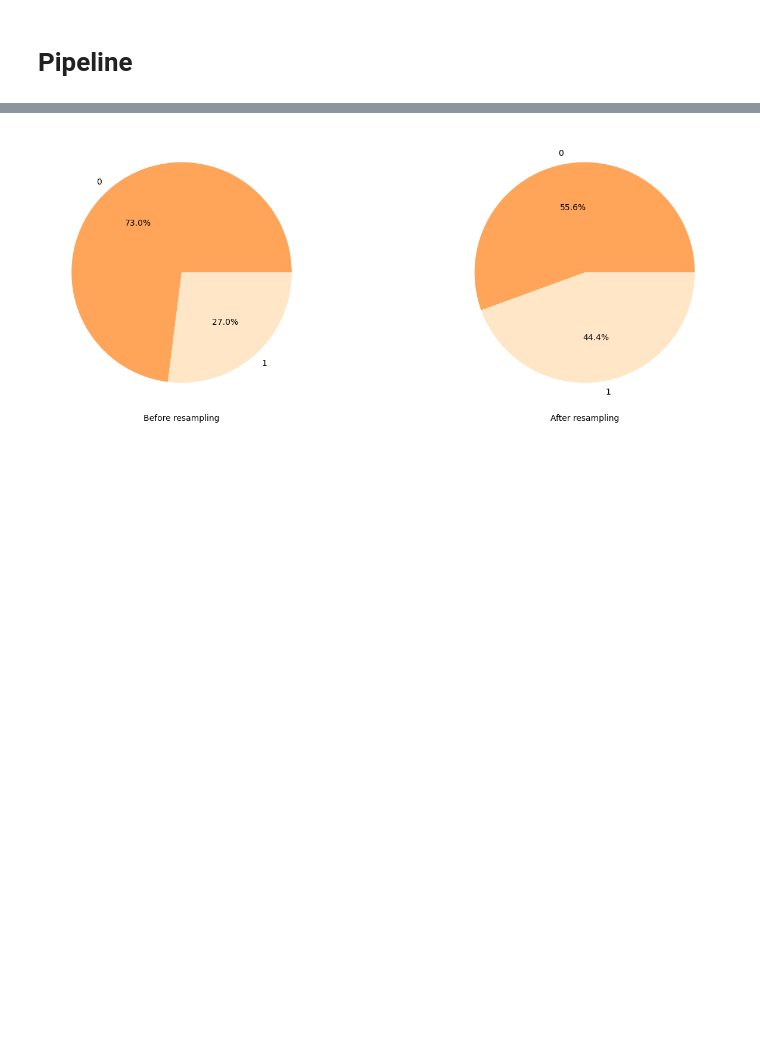
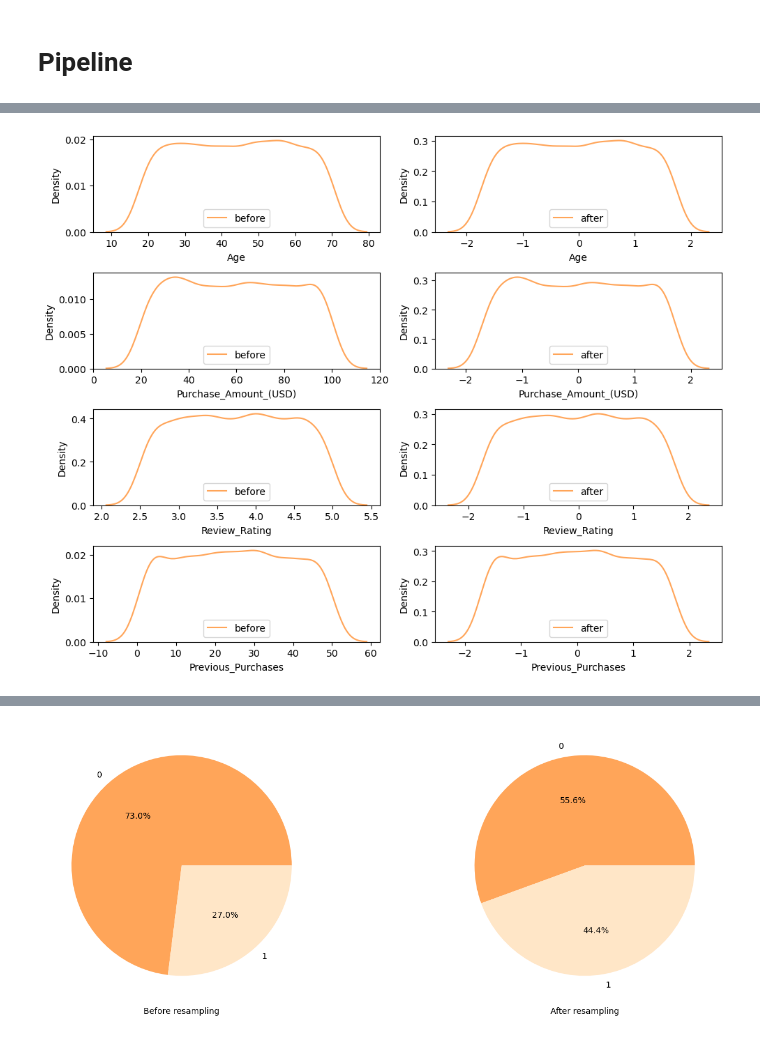
Before and after one commit to dieulinhng/Customer-Subscription-Prediction, a Jupyter notebook: shopping.ipynb, the cells around one changed output, grey strips where cells are left out. Saved outputs shown, nothing was run; the diff lists cells and outputs as text; code cells hidden in the pictures; blank space fills up the shorter version.

```diff
--- a/shopping.ipynb
+++ b/shopping.ipynb
@@ -1583,0 +1591,7 @@ Pipeline(steps=[('preprocessing',
+# %%
+before_transform_num = X_train[num_col]
+num_transformer = pipeline.named_steps['preprocessing'].named_transformers_['num']
+after_transform_num = num_transformer.transform(before_transform_num)
+# %%
+before = pd.DataFrame(before_transform_num, columns=num_col)
+after = pd.DataFrame(after_transform_num, columns=num_col)
@@ -1583,0 +1622,79 @@ Pipeline(steps=[('preprocessing',
+# %%
+fig, axs = plt.subplots(4, 2, figsize=(10,8))
+
+# Age
+sns.kdeplot(
+    before[num_col[0]]
+    , label='before'
+    , common_norm=True
+    , color='#FFA559'
+    , ax=axs[0,0]
+)
+sns.kdeplot(
+    after[num_col[0]]
+    , label='after'
+    , common_norm=True
+    , color='#FFA559'
+    , ax=axs[0,1]
+)
+
+# Purchase_Amount_(USD)
+sns.kdeplot(
+    before[num_col[1]]
+    , label='before'
+    , common_norm=True
+    , color='#FFA559'
+    , ax=axs[1,0]
+)
+sns.kdeplot(
+    after[num_col[1]]
+    , label='after'
+    , common_norm=True
+    , color='#FFA559'
+    , ax=axs[1,1]
+)
+
+# Review_Rating
+sns.kdeplot(
+    before[num_col[2]]
+    , label='before'
+    , common_norm=True
+    , color='#FFA559'
+    , ax=axs[2,0]
+)
+sns.kdeplot(
+    after[num_col[2]]
+    , label='after'
+    , common_norm=True
+    , color='#FFA559'
+    , ax=axs[2,1]
+)
+
+# Previous_Purchases
+sns.kdeplot(
+    before[num_col[3]]
+    , label='before'
+    , common_norm=True
+    , color='#FFA559'
+    , ax=axs[3,0]
+)
+sns.kdeplot(
+    after[num_col[3]]
+    , label='after'
+    , common_norm=True
+    , color='#FFA559'
+    , ax=axs[3,1]
+)
+
+axs[0,0].legend()
+axs[0,1].legend()
+axs[1,0].legend()
+axs[1,1].legend()
+axs[2,0].legend()
+axs[2,1].legend()
+axs[3,0].legend()
+axs[3,1].legend()
+plt.tight_layout()
+plt.show()
+# %% [output]
+[figure, added]
```
Also changed, not shown: parts of 72 cells of this notebook, 6 other files.
